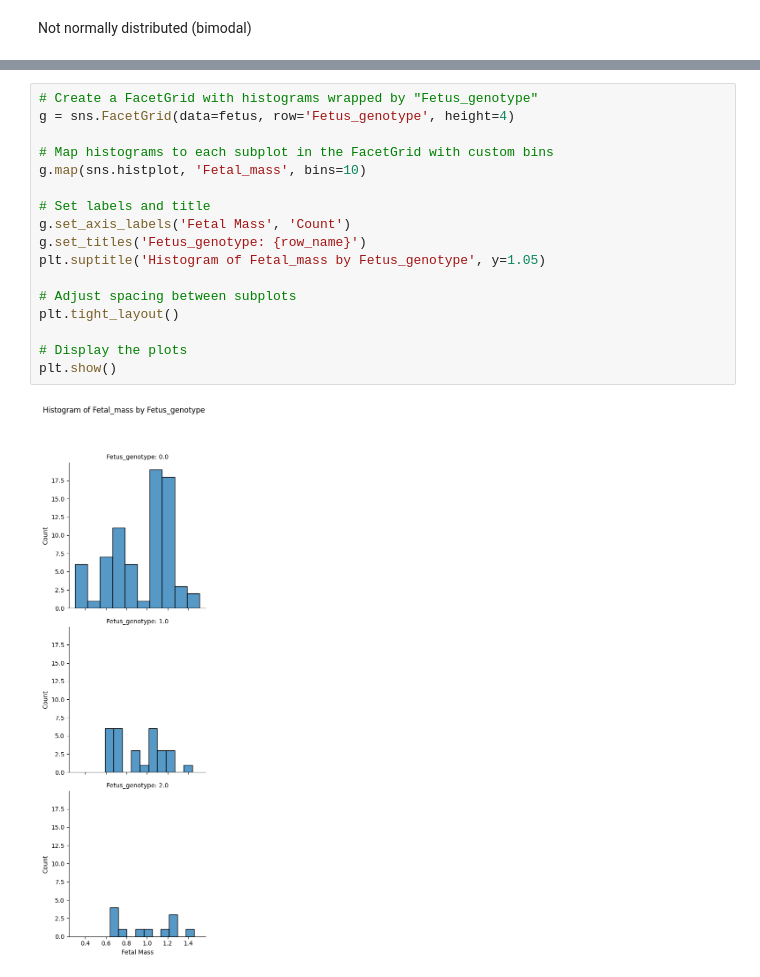
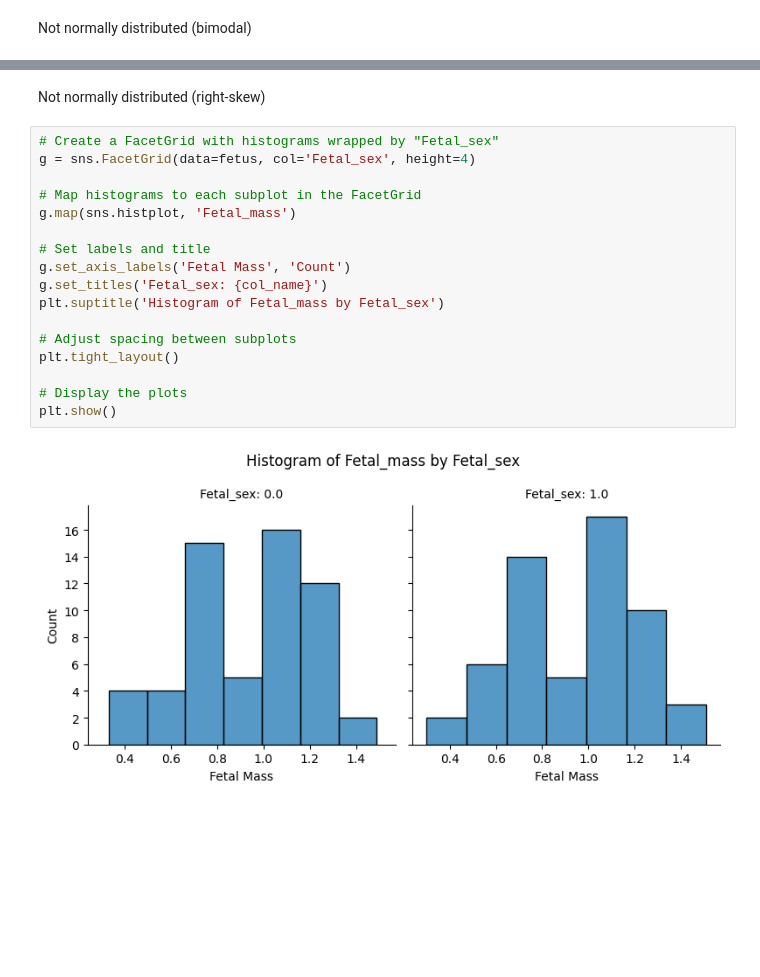
Before and after one commit to alexkato29/Mice-Data, a Jupyter notebook: eda.ipynb, the cells around one changed output, grey strips where cells are left out. Drawn from its saved outputs; the diff is of its cells as text; blank space fills up the shorter version.

```diff
--- a/eda.ipynb
+++ b/eda.ipynb
@@ -102,19 +105,21 @@ plt.show()
+# %% [markdown]
+Not normally distributed (right-skew)
 # %%
-# Create a FacetGrid with histograms wrapped by "Fetus_genotype"
-g = sns.FacetGrid(data=fetus, row='Fetus_genotype', height=4)
+# Create a FacetGrid with histograms wrapped by "Fetal_sex"
+g = sns.FacetGrid(data=fetus, col='Fetal_sex', height=4)
 
-# Map histograms to each subplot in the FacetGrid with custom bins
-g.map(sns.histplot, 'Fetal_mass', bins=10)
+# Map histograms to each subplot in the FacetGrid
+g.map(sns.histplot, 'Fetal_mass')
 
 # Set labels and title
 g.set_axis_labels('Fetal Mass', 'Count')
-g.set_titles('Fetus_genotype: {row_name}')
-plt.suptitle('Histogram of Fetal_mass by Fetus_genotype', y=1.05)
+g.set_titles('Fetal_sex: {col_name}')
+plt.suptitle('Histogram of Fetal_mass by Fetal_sex')
 
 # Adjust spacing between subplots
 plt.tight_layout()
 
 # Display the plots
 plt.show()
 # %% [output]
-[figure, old version]
+[figure, new version]
```
Also changed, not shown: parts of 4 cells of this notebook.
